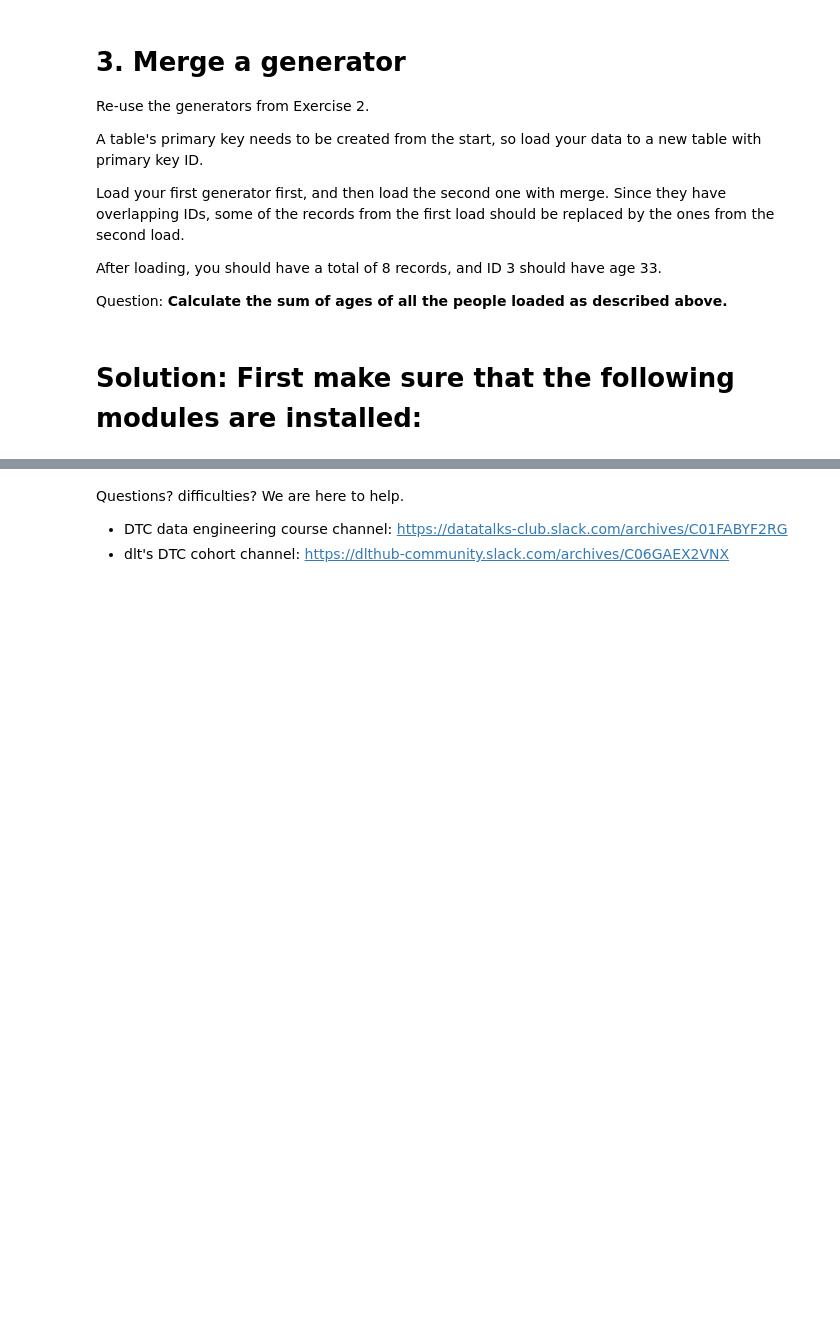
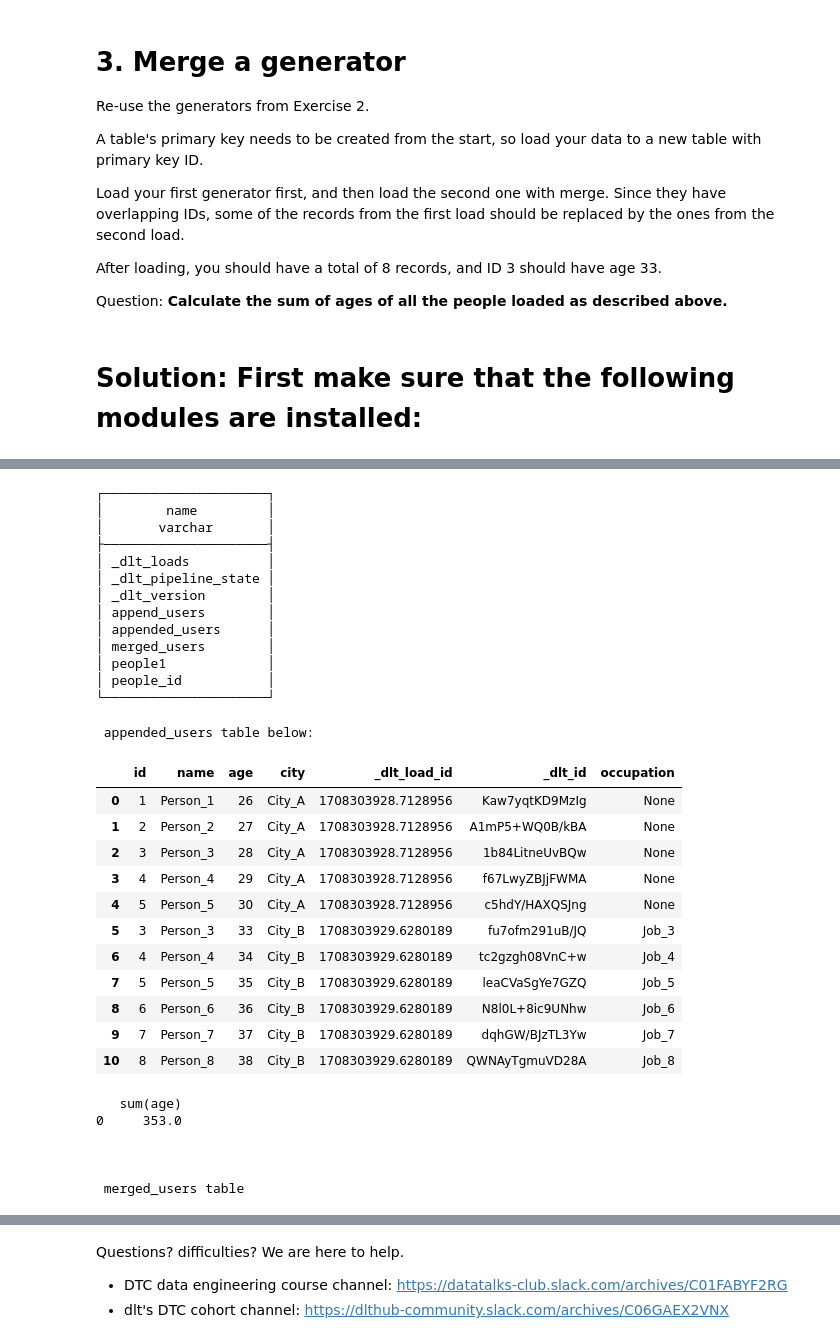
Before and after one commit to djdev/workshop1_data_ingestion, a Jupyter notebook: Homework_data_talks_club_data_extraction_and_ingestion.ipynb, the cells around one changed output, grey strips where cells are left out. Cells and saved outputs as stored; diff of their text form; code cells hidden in the pictures; blank space fills up the shorter version.

```diff
--- a/Homework_data_talks_club_data_extraction_and_ingestion.ipynb
+++ b/Homework_data_talks_club_data_extraction_and_ingestion.ipynb
@@ -97,0 +118,47 @@ Question: **Calculate the sum of ages of all the people loaded as described abov
+# %%
+# to do: homework :)
+import os
+import dlt
+import duckdb
+
+# Set the bucket_url. We can also use a local folder
+os.environ['DESTINATION__FILESYSTEM__BUCKET_URL'] = 'file:///content/.dlt/my_folder'
+
+pipeline = dlt.pipeline(destination='duckdb', dataset_name='people')
+
+# Question 3. Append the 2 generators
+info = pipeline.run(people_1, table_name="appended_users", write_disposition="replace")
+info = pipeline.run(people_2, table_name="appended_users", write_disposition="append")
+print(info)
+
+# Question 4. Merge the 2 generators using the ID column.
+info_by_id = pipeline.run(people_1, table_name="merged_users", write_disposition="replace")
+info_by_id = pipeline.run(people_2, table_name="merged_users", write_disposition="merge", primary_key="ID")
+print(info_by_id)
+
+# show the outcome
+conn = duckdb.connect(f"{pipeline.pipeline_name}.duckdb")
+
+# let's see the tables
+conn.sql(f"SET search_path = '{pipeline.dataset_name}'")
+print('Loaded tables: ')
+display(conn.sql("show tables"))
+
+
+print("\n\n\n appended_users table below:")
+appended_users_table = conn.sql("SELECT * FROM appended_users").df()
+display(appended_users_table)
+
+# Question 3. calculate the sum of all ages of people.
+total_age_appended_users = conn.sql("SELECT SUM(age) FROM appended_users").df()
+print(total_age_appended_users)
+
+
+print("\n\n\n merged_users table")
+merged_users_table = conn.sql("SELECT * FROM merged_users").df()
+display(merged_users_table)
+
+# Question 4. calculate the sum of all ages of people.
+total_age_merged_users = conn.sql("SELECT SUM(age) FROM merged_users").df()
+print(total_age_merged_users)
+# %% [output]
@@ -97,0 +174,32 @@ Question: **Calculate the sum of ages of all the people loaded as described abov
+┌─────────────────────┐
+│        name         │
+│       varchar       │
+├─────────────────────┤
+│ _dlt_loads          │
+│ _dlt_pipeline_state │
+│ _dlt_version        │
+│ append_users        │
+│ appended_users      │
+│ merged_users        │
+│ people1             │
+│ people_id           │
+└─────────────────────┘
+ appended_users table below:
+|  | id | name | age | city | _dlt_load_id | _dlt_id | occupation |
+| 0 | 1 | Person_1 | 26 | City_A | 1708303928.7128956 | Kaw7yqtKD9MzIg | None |
+| 1 | 2 | Person_2 | 27 | City_A | 1708303928.7128956 | A1mP5+WQ0B/kBA | None |
+| 2 | 3 | Person_3 | 28 | City_A | 1708303928.7128956 | 1b84LitneUvBQw | None |
+| 3 | 4 | Person_4 | 29 | City_A | 1708303928.7128956 | f67LwyZBJjFWMA | None |
+| 4 | 5 | Person_5 | 30 | City_A | 1708303928.7128956 | c5hdY/HAXQSJng | None |
+| 5 | 3 | Person_3 | 33 | City_B | 1708303929.6280189 | fu7ofm291uB/JQ | Job_3 |
+| 6 | 4 | Person_4 | 34 | City_B | 1708303929.6280189 | tc2gzgh08VnC+w | Job_4 |
+| 7 | 5 | Person_5 | 35 | City_B | 1708303929.6280189 | leaCVaSgYe7GZQ | Job_5 |
+| 8 | 6 | Person_6 | 36 | City_B | 1708303929.6280189 | N8l0L+8ic9UNhw | Job_6 |
+| 9 | 7 | Person_7 | 37 | City_B | 1708303929.6280189 | dqhGW/BJzTL3Yw | Job_7 |
+| 10 | 8 | Person_8 | 38 | City_B | 1708303929.6280189 | QWNAyTgmuVD28A | Job_8 |
+   sum(age)
+0     353.0
+
+
+
+ merged_users table
```
Also changed, not shown: parts of 4 cells of this notebook.
